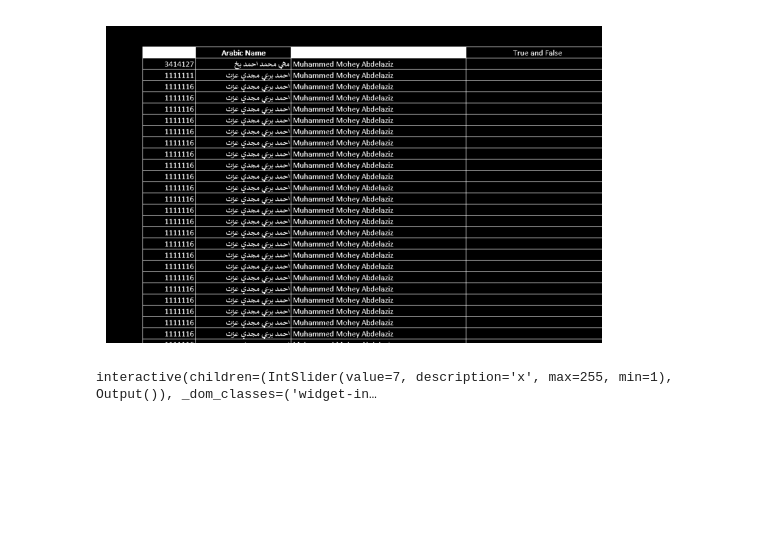
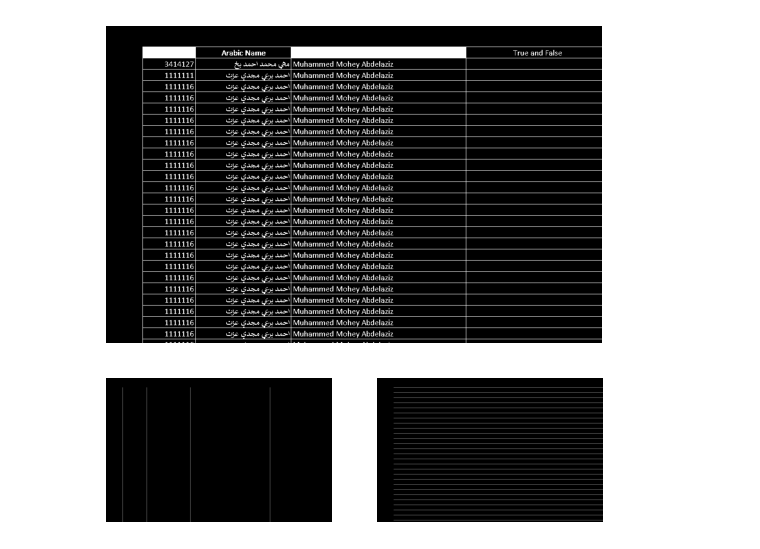
Before and after one commit to ZiadSheriif/Sa7a7LY, a Jupyter notebook: kernel.ipynb, the cells around one changed output. Drawn from its saved outputs; the diff is of its cells as text; code cells hidden in the pictures; blank space fills up the shorter version.

Commit message:
chore: update functions update get intersections and get Lines functions

```diff
--- a/kernel.ipynb
+++ b/kernel.ipynb
@@ -17,40 +19,43 @@ plt.imshow(img_bin);
 # %% [output]
 [figure]
 # %%
-def f(x):
-    global horizontal_lines_img, vertical_lines_img, kernel
+def getLines(x):
+    global horizontalLinesImg, verticalLinesImg, kernel
 
     # Defining a kernel length
-    kernel_length = np.array(img).shape[1]//x
+    kernelLength = np.array(img).shape[1]//x
 
     # A verticle kernel of (1 X kernel_length), which will detect all the verticle lines from the image.
-    vertical_kernel = cv.getStructuringElement(cv.MORPH_RECT, (1, kernel_length))
+    verticalkKernel = cv.getStructuringElement(
+        cv.MORPH_RECT, (1, kernelLength))
 
     # A horizontal kernel of (kernel_length X 1), which will help to detect all the horizontal line from the image.
-    hori_kernel = cv.getStructuringElement(cv.MORPH_RECT, (kernel_length, 1))
+    horiKernel = cv.getStructuringElement(cv.MORPH_RECT, (kernelLength, 1))
 
     # A kernel of (3 X 3) ones.
     kernel = cv.getStructuringElement(cv.MORPH_RECT, (3, 3))
 
     # Morphological operation to detect vertical lines from an image
-    img_temp1 = cv.erode(img_bin, vertical_kernel, iterations=3)
-    vertical_lines_img = cv.dilate(img_temp1, vertical_kernel, iterations=3)
-    cv.imwrite("Outputs/vertical_lines.jpg", vertical_lines_img)
+    imgTemp1 = cv.erode(img_bin, verticalkKernel, iterations=3)
+    verticalLinesImg = cv.dilate(imgTemp1, verticalkKernel, iterations=3)
+    cv.imwrite("Outputs/vertical_lines.jpg", verticalLinesImg)
 
     # Morphological operation to detect horizontal lines from an image
-    img_temp2 = cv.erode(img_bin, hori_kernel, iterations=3)
-    horizontal_lines_img = cv.dilate(img_temp2, hori_kernel, iterations=3)
-    cv.imwrite("Outputs/horizontal_lines.jpg", horizontal_lines_img)
+    imgTemp2 = cv.erode(img_bin, horiKernel, iterations=3)
+    horizontalLinesImg = cv.dilate(imgTemp2, horiKernel, iterations=3)
+    cv.imwrite("Outputs/horizontal_lines.jpg", horizontalLinesImg)
 
-    plt.subplot(1, 2, 1)  # 2 rows, 2 columns, 1st subplot = top left
-    plt.imshow(vertical_lines_img)
+    plt.subplot(1, 2, 1)  # 1 row, 2 columns, 1st subplot = top left
+    plt.imshow(verticalLinesImg)
     plt.axis('off')
 
-    plt.subplot(1, 2, 2)  # 2 rows, 2 columns, 2nd subplot = top right
-    plt.imshow(horizontal_lines_img)
+    plt.subplot(1, 2, 2)  # 1 row, 2 columns, 2nd subplot = top right
+    plt.imshow(horizontalLinesImg)
     plt.axis('off')
 
-interact(f, x=widgets.IntSlider(min=1, max=255, step=1, value=7));
+
+    # interact(getLines, x=widgets.IntSlider(min=1, max=255, step=1, value=7))
+    getLines(7)
 # %% [output]
-interactive(children=(IntSlider(value=7, description='x', max=255, min=1), Output()), _dom_classes=('widget-in…
+[figure, added]
 # %%
```
Also changed, not shown: parts of 3 cells of this notebook.
